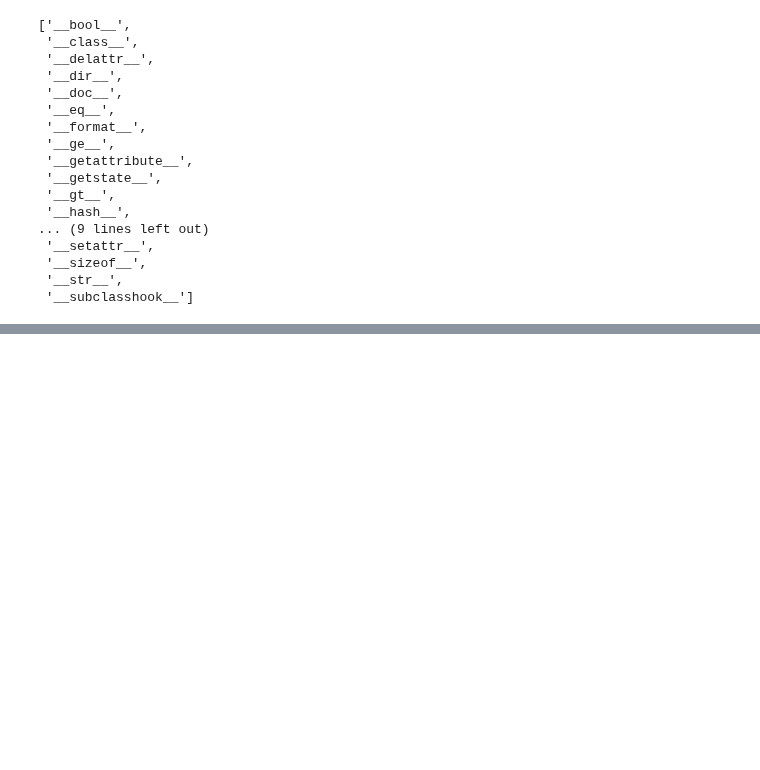
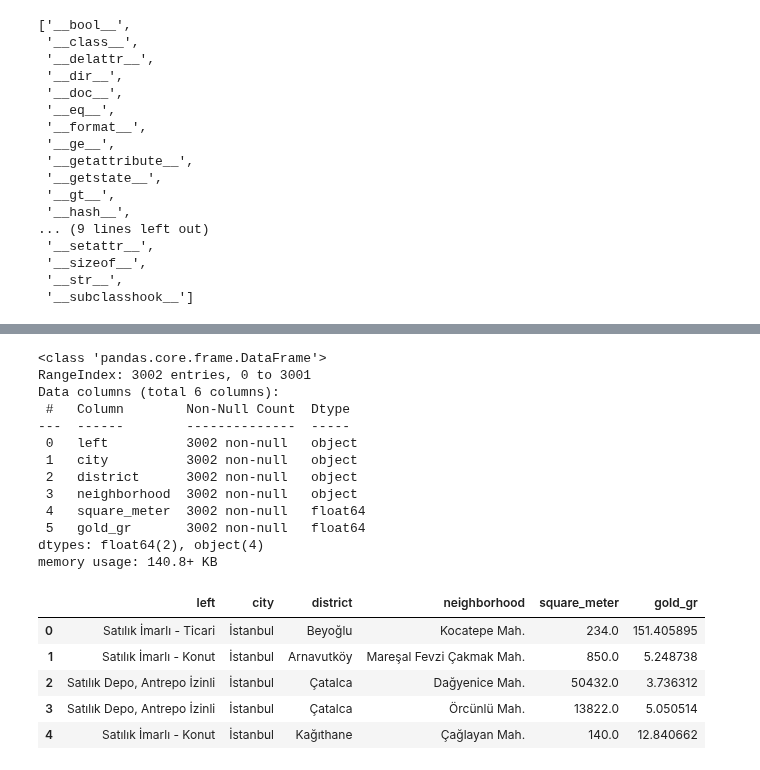
Before and after one commit to FarukKaramanVektorel/istanbulArsaFiyatTahmin, a Jupyter notebook: clean_data.ipynb, the cells around one changed output, grey strips where cells are left out. Saved outputs shown, nothing was run; the diff lists cells and outputs as text; code cells hidden in the pictures; blank space fills up the shorter version.

Commit message:
data temizleme

```diff
--- a/clean_data.ipynb
+++ b/clean_data.ipynb
@@ -88,0 +322,23 @@ memory usage: 328.5+ KB
+# %%
+df.info()
+df.head()
+# %% [output]
+<class 'pandas.core.frame.DataFrame'>
+RangeIndex: 3002 entries, 0 to 3001
+Data columns (total 6 columns):
+ #   Column        Non-Null Count  Dtype
+---  ------        --------------  -----
+ 0   left          3002 non-null   object
+ 1   city          3002 non-null   object
+ 2   district      3002 non-null   object
+ 3   neighborhood  3002 non-null   object
+ 4   square_meter  3002 non-null   float64
+ 5   gold_gr       3002 non-null   float64
+dtypes: float64(2), object(4)
+memory usage: 140.8+ KB
+|  | left | city | district | neighborhood | square_meter | gold_gr |
+| 0 | Satılık İmarlı - Ticari | İstanbul | Beyoğlu | Kocatepe Mah. | 234.0 | 151.405895 |
+| 1 | Satılık İmarlı - Konut | İstanbul | Arnavutköy | Mareşal Fevzi Çakmak Mah. | 850.0 | 5.248738 |
+| 2 | Satılık Depo, Antrepo İzinli | İstanbul | Çatalca | Dağyenice Mah. | 50432.0 | 3.736312 |
+| 3 | Satılık Depo, Antrepo İzinli | İstanbul | Çatalca | Örcünlü Mah. | 13822.0 | 5.050514 |
+| 4 | Satılık İmarlı - Konut | İstanbul | Kağıthane | Çağlayan Mah. | 140.0 | 12.840662 |
```
Also changed, not shown: parts of 34 cells of this notebook, 1 other file.
